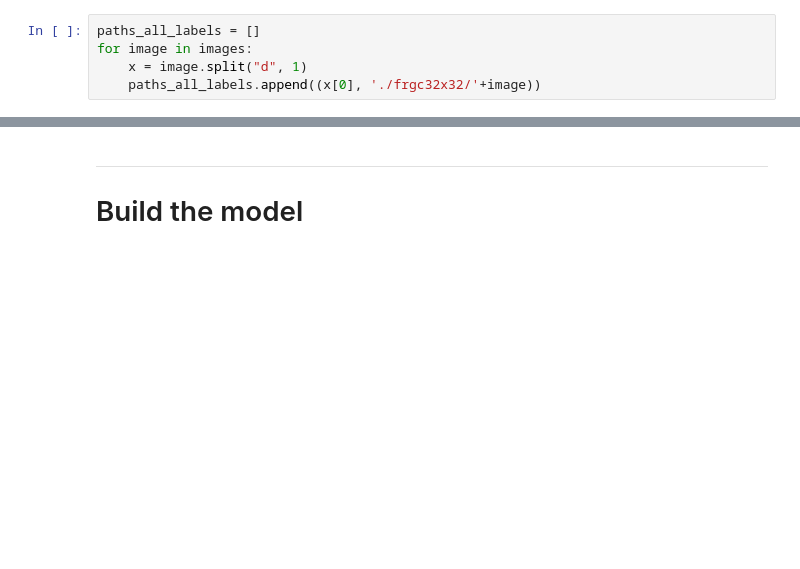
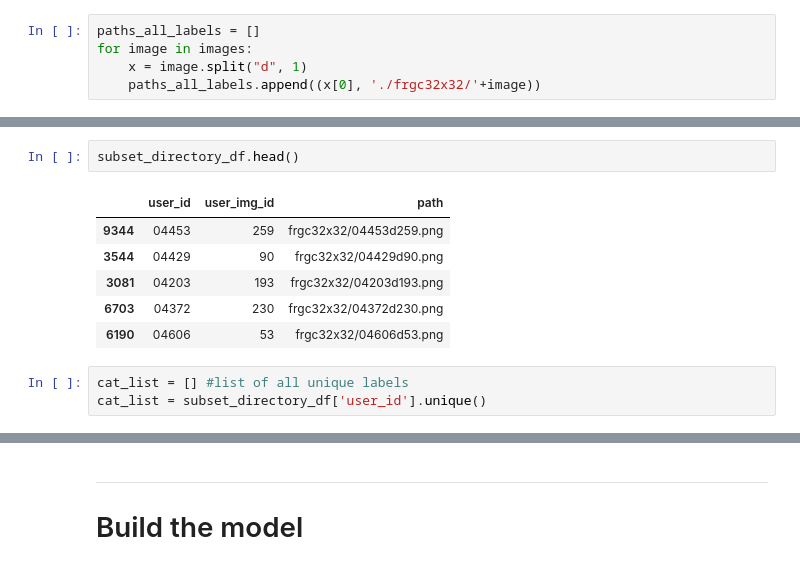
Before and after one commit to carolienbraams/Biometrics_group5, a Jupyter notebook: Case_Siamese_NN_Face_Recognition.ipynb, the cells around one changed output, grey strips where cells are left out. Cells and saved outputs as stored; diff of their text form; blank space fills up the shorter version.

```diff
--- a/Case_Siamese_NN_Face_Recognition.ipynb
+++ b/Case_Siamese_NN_Face_Recognition.ipynb
@@ -71,0 +106,12 @@ Total length: 12307
+# %%
+subset_directory_df.head()
+# %% [output]
+|  | user_id | user_img_id | path |
+| 9344 | 04453 | 259 | frgc32x32/04453d259.png |
+| 3544 | 04429 | 90 | frgc32x32/04429d90.png |
+| 3081 | 04203 | 193 | frgc32x32/04203d193.png |
+| 6703 | 04372 | 230 | frgc32x32/04372d230.png |
+| 6190 | 04606 | 53 | frgc32x32/04606d53.png |
+# %%
+cat_list = [] #list of all unique labels
+cat_list = subset_directory_df['user_id'].unique()
```
Also changed, not shown: parts of 24 cells of this notebook.
